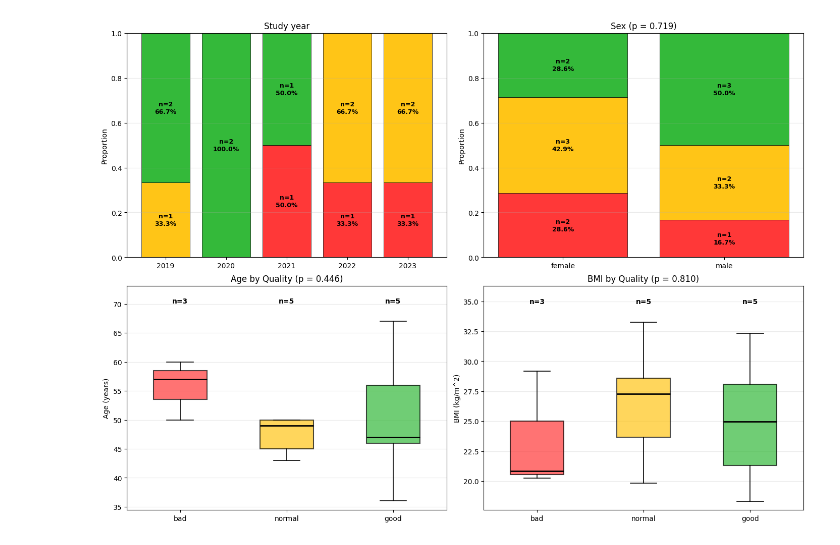
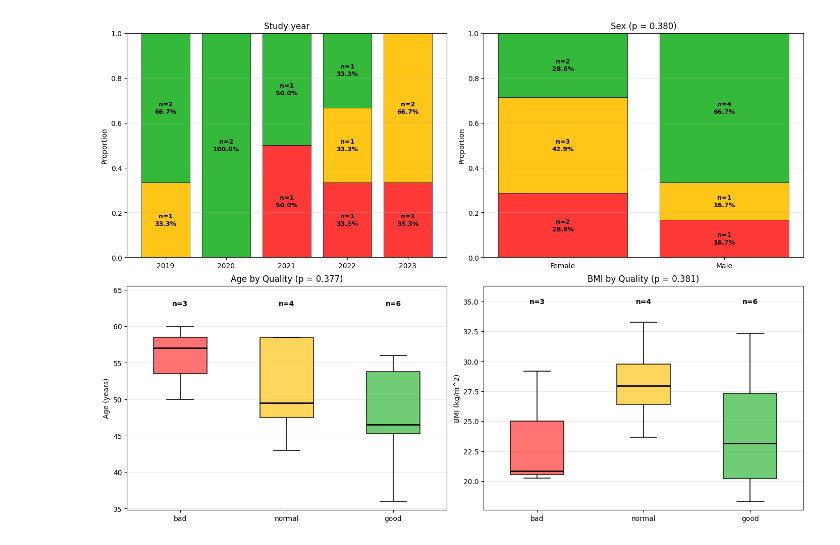
Before and after one commit to CardiovascularImagingVallHebron/EchoQuality, a Jupyter notebook: postprocess.ipynb, the cells around one changed output. Cells and saved outputs as stored; diff of their text form; code cells hidden in the pictures.

```diff
--- a/postprocess.ipynb
+++ b/postprocess.ipynb
@@ -13,10 +43,15 @@ from sklearn.metrics import mean_absolute_error, precision_score, recall_score,
 # turn off warnings
 import warnings
 warnings.filterwarnings('ignore')
+from pathlib import Path
+
+# write cohort name
+cohort_name = 'output'
+output_dir = Path('results') / 'echoQual_inference' / cohort_name
+output_dir.mkdir(parents=True, exist_ok=True)
 
 panecho = pd.read_csv(r'results\echoQual_inference\panecho_EXAMPLE.csv', index_col=0)
 echoprime = pd.read_csv(r'results\echoQual_inference\echoprime_EXAMPLE.csv', index_col=0)
-
 ground_truth = pd.read_csv(r'results\echoQual_inference\ground_truth_EXAMPLE.csv', index_col=0)
 view_ident = pd.read_csv(r'results\echoQual_inference\view_identification_EXAMPLE.csv', index_col=0)
 demographics = pd.read_csv(r'results\echoQual_inference\patient_demographics_EXAMPLE.csv', index_col=0)
@@ -37,7 +72,7 @@ video_df.head()
 | 4 | ..\echo\ECHO_1\1.2.826.0.1.368004... | 1.2.826.0.1.3680043.2.135.738651.... | [1.9497514963150024, -0.058453973... | A2C | ECHO_1 |
 # %%
 # Remove view == 'other'
-quality_videos = video_df[video_df['view'] != 'other'].copy()
+quality_videos = video_df[video_df['view'].isin(['A2C', 'A3C', 'A4C', 'A5C', 'PSAX_AO', 'PSAX_PM', 'PSAX_MV', 'PLAX'])].copy()
 
 # Process quality labels: softmax + argmax (0: bad, 1: normal, 2: good)
 def get_quality_label(quality_val):
@@ -52,6 +87,13 @@ def get_quality_label(quality_val):
     return label
 
 quality_videos['quality_label'] = quality_videos['quality'].apply(get_quality_label)
+
+# Collapse PSAX subviews for view-level voting only
+quality_videos['view_vote'] = quality_videos['view'].replace({
+    'PSAX_AO': 'PSAX',
+    'PSAX_PM': 'PSAX',
+    'PSAX_MV': 'PSAX',
+})
 
 # Voting at patient level
 def vote_quality(group):
@@ -114,7 +156,7 @@ quality_patient.columns = ['patient_id', 'quality_label']
 
 # Best quality per distinct view, then vote across views using the same study criteria
 quality_view_max = (
-    quality_videos.groupby(['patient_id', 'view'])['quality_label']
+    quality_videos.groupby(['patient_id', 'view_vote'])['quality_label']
     .max()
     .reset_index()
 )
@@ -211,8 +261,15 @@ def stacked_quality_bars(ax, df_in, group_col, title, group_order=None, rotate_x
     ax.grid(axis='y', alpha=0.25)
 
 def draw_box(ax, data, counts, title, ylabel, quality_order, palette):
-    plot_order = [q for q, arr in zip(quality_order, data) if len(arr) > 0]
-    plot_data = [arr for arr in data if len(arr) > 0]
+    valid_pairs = [(q, arr) for q, arr in zip(quality_order, data) if len(arr) > 0]
+    if not valid_pairs:
+        ax.text(0.5, 0.5, 'No data', ha='center', va='center', transform=ax.transAxes)
+        ax.set_title(title)
+        ax.set_ylabel(ylabel)
+        ax.set_axis_off()
+        return
+    plot_order = [q for q, _ in valid_pairs]
+    plot_data = [arr for _, arr in valid_pairs]
 
     box = ax.boxplot(
         plot_data,
@@ -241,13 +298,14 @@ def draw_box(ax, data, counts, title, ylabel, quality_order, palette):
 # -------- prepare df_plot --------
 df_plot = df.copy()
 
-df_plot['year'] = pd.to_numeric(df_plot['year_of_study'], errors='coerce')
-df_plot['sex'] = df_plot['sex'].astype(str).str.strip().str.lower()
+df_plot['year'] = pd.to_numeric(df_plot['year_of_study'], errors='coerce').astype('Int64')
+df_plot['sex'] = df_plot['sex'].astype(str).str.strip()
+df_plot['sex'] = df_plot['sex'].where(df_plot['sex'].isin(['Male', 'Female']), np.nan)
 
 df_plot['age'] = pd.to_numeric(df_plot['age'], errors='coerce')
 df_plot['imc'] = pd.to_numeric(df_plot['imc'], errors='coerce')
 
-sex_table = pd.crosstab(df_plot['sex'], df_plot[quality_col])
+sex_table = pd.crosstab(df_plot.dropna(subset=['sex'])['sex'], df_plot.dropna(subset=['sex'])[quality_col])
 if sex_table.shape[0] > 1 and sex_table.shape[1] > 1:
     _, sex_p_value, _, _ = stats.chi2_contingency(sex_table)
 else:
@@ -300,32 +358,33 @@ for q in quality_order:
     imc_counts[q] = dqq.loc[dqq['imc'].notna(), 'patient_id'].nunique()
     imc_vals = dqq['imc'].to_numpy(float)
     imc_vals = imc_vals[~np.isnan(imc_vals)]
     imc_data.append(imc_vals)
 
 fig, axes = plt.subplots(2, 2, figsize=(14, 10), constrained_layout=True)
 
 years = sorted(df_plot['year'].dropna().unique().astype(int).tolist())
 rotate = 45 if len(years) > 8 else 0
 stacked_quality_bars(axes[0, 0], df_plot, 'year', 'Study year', group_order=years, rotate_xticks=rotate)
 stacked_quality_bars(axes[0, 1], df_plot, 'sex', f'Sex ({format_p_value(sex_p_value)})')
 
 draw_box(
     axes[1, 0], edad_data, edad_counts,
     title=f'Age by Quality ({format_p_value(age_p_value)})',
     ylabel='Age (years)',
     quality_order=quality_order,
     palette=palette
 )
 
 draw_box(
     axes[1, 1], imc_data, imc_counts,
     title=f'BMI by Quality ({format_p_value(bmi_p_value)})',
     ylabel='BMI (kg/m^2)',
     quality_order=quality_order,
     palette=palette
 )
+plt.savefig(output_dir / 'cohort_demographics_by_quality.png', dpi=300)
 
 plt.show()
 # %% [output]
-[figure, old version]
+[figure, new version]
 # %% [markdown]
```
Also changed, not shown: parts of 21 cells of this notebook, 1 other file.
